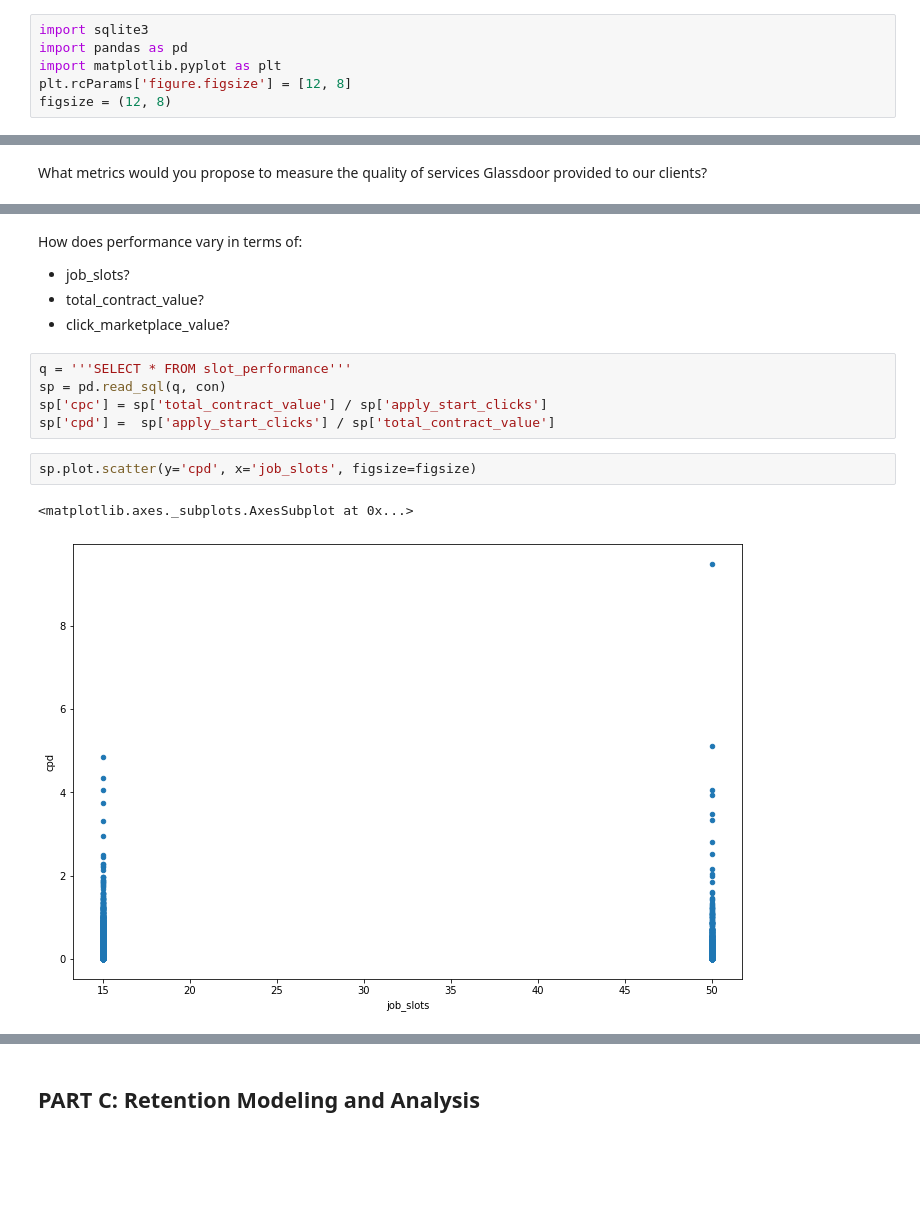
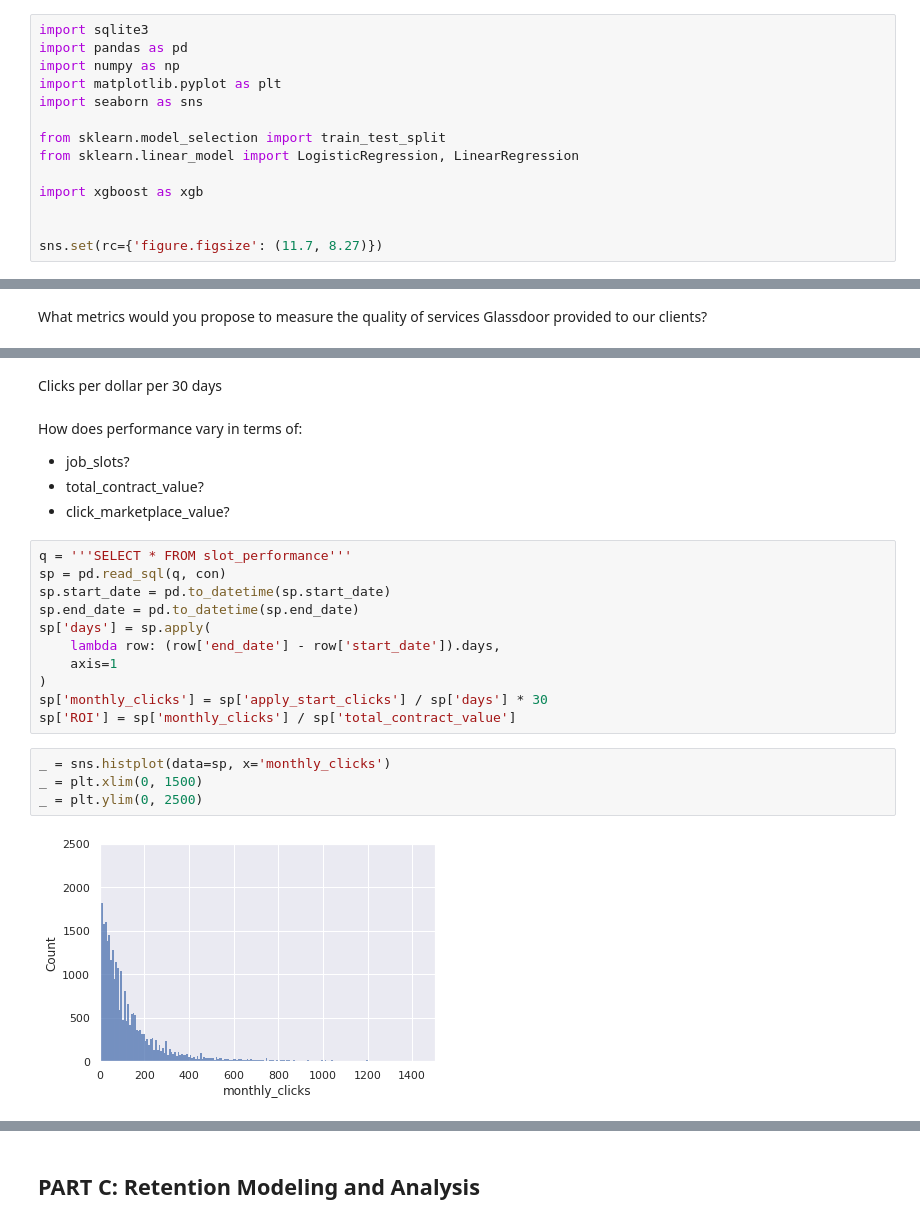
Before and after one commit to ichbinallen/pyrexwindow, a Jupyter notebook: notebooks/Assignment.ipynb, the cells around one changed output, grey strips where cells are left out. Cells and saved outputs as stored; diff of their text form; blank space fills up the shorter version.

Commit message:
Logistic Regression Model

```diff
--- a/notebooks/Assignment.ipynb
+++ b/notebooks/Assignment.ipynb
@@ -1,9 +1,17 @@
-# %%
-import sqlite3
-import pandas as pd
-import matplotlib.pyplot as plt
-plt.rcParams['figure.figsize'] = [12, 8]
-figsize = (12, 8)
+# %%
+import sqlite3
+import pandas as pd
+import numpy as np
+import matplotlib.pyplot as plt
+import seaborn as sns
+
+from sklearn.model_selection import train_test_split
+from sklearn.linear_model import LogisticRegression, LinearRegression
+
+import xgboost as xgb
+
+
+sns.set(rc={'figure.figsize': (11.7, 8.27)})
 # %%
 %matplotlib inline
 # %% [markdown]
@@ -150,3 +122,5 @@ I would suggest using **Clicks per Dollar** as the primary metric on how much va
+# %% [markdown]
+Clicks per dollar per 30 days
 # %% [markdown]
 How does performance vary in terms of:
 
@@ -156,10 +130,17 @@ How does performance vary in terms of:
 # %%
 q = '''SELECT * FROM slot_performance'''
 sp = pd.read_sql(q, con)
-sp['cpc'] = sp['total_contract_value'] / sp['apply_start_clicks']
-sp['cpd'] =  sp['apply_start_clicks'] / sp['total_contract_value']
+sp.start_date = pd.to_datetime(sp.start_date)
+sp.end_date = pd.to_datetime(sp.end_date)
+sp['days'] = sp.apply(
+    lambda row: (row['end_date'] - row['start_date']).days,
+    axis=1
+)
+sp['monthly_clicks'] = sp['apply_start_clicks'] / sp['days'] * 30
+sp['ROI'] = sp['monthly_clicks'] / sp['total_contract_value']
-# %%
-sp.plot.scatter(y='cpd', x='job_slots', figsize=figsize)
-# %% [output]
-<matplotlib.axes._subplots.AxesSubplot at 0x...>
-[figure, removed]
+# %%
+_ = sns.histplot(data=sp, x='monthly_clicks')
+_ = plt.xlim(0, 1500)
+_ = plt.ylim(0, 2500)
+# %% [output]
+[figure, added]
```
Also changed, not shown: parts of 60 cells of this notebook.
